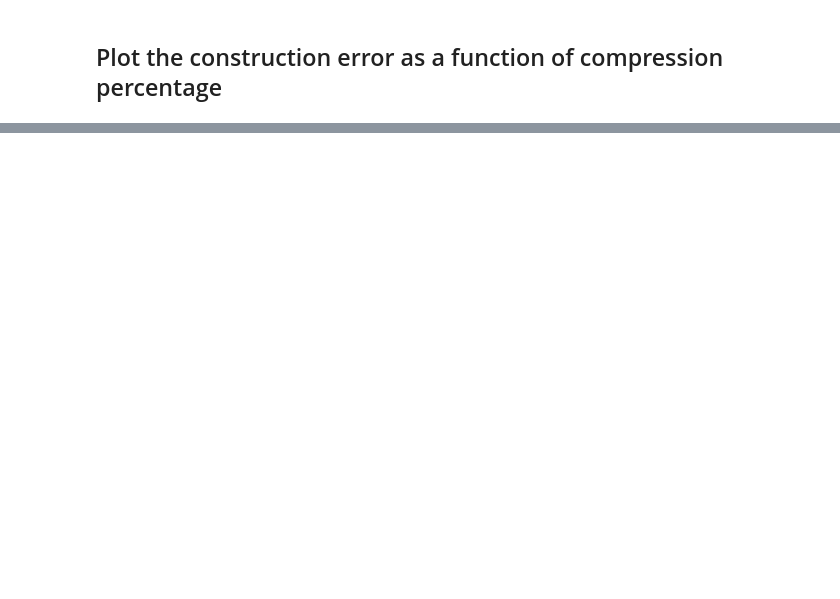
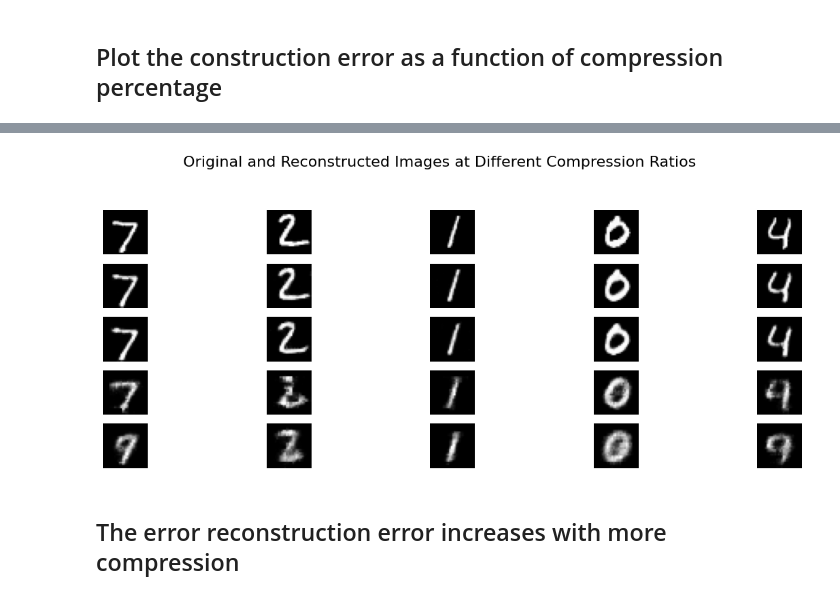
Before and after one commit to readytensor/rt_img_compression_autoencoder, a Jupyter notebook: auto_encoder.ipynb, the cells around one changed output, grey strips where cells are left out. Saved outputs shown, nothing was run; the diff lists cells and outputs as text; code cells hidden in the pictures; blank space fills up the shorter version.

```diff
--- a/auto_encoder.ipynb
+++ b/auto_encoder.ipynb
@@ -164,6 +152,7 @@ compressed_images, original_images = [], []
 for images, labels in test_loader:
     images = images.to(device)
     output = model.encoder(images)
+    output = model.fc1(output.view(output.size(0), -1))
     original_images.append(images.cpu().detach().numpy())
     compressed_images.append(output.cpu().detach().numpy())
 
@@ -188,2 +177,25 @@ percentage
+# %%
+def plot_all_reconstructed_images(original_images, reconstructed_images, compression_ratios, num_images=5):
+    plt.figure(figsize=(15, 2 * len(compression_ratios)))
+    count = 1
+    for i in range(num_images):
+            # Display original images
+            ax = plt.subplot(len(compression_ratios) * 2, num_images, count)
+            # Adjust image display for a single channel
+            plt.imshow(original_images[0][i].squeeze(), cmap='gray')  # Remove singleton dimension and use gray scale
+            plt.axis('off')
+            count += 1
+
+    for index, dim in enumerate(compression_ratios):
+        for i in range(num_images):
+            # Display reconstructed images
+            ax = plt.subplot(len(compression_ratios) * 2, num_images, count)
+            # Adjust image display for a single channel
+            plt.imshow(reconstructed_images[index][i].squeeze(), cmap='gray')  # Remove singleton dimension and use gray scale
+            plt.axis('off')
+            count += 1
+
+    plt.suptitle('Original and Reconstructed Images at Different Compression Ratios', fontsize=16)
+    plt.show()
 # %% [markdown]
 ## Plot the construction error as a function of compression percentage
@@ -337,0 +304,6 @@ Latent Dim: 256, Compression: 91.67%, Reconstruction Error: 0.1478
+# %%
+plot_all_reconstructed_images(all_original_images, all_reconstructed_images, compression_ratios)
+# %% [output]
+[figure, added]
+# %% [markdown]
+## The error reconstruction error increases with more compression
```
Also changed, not shown: parts of 12 cells of this notebook, 1 other file.
